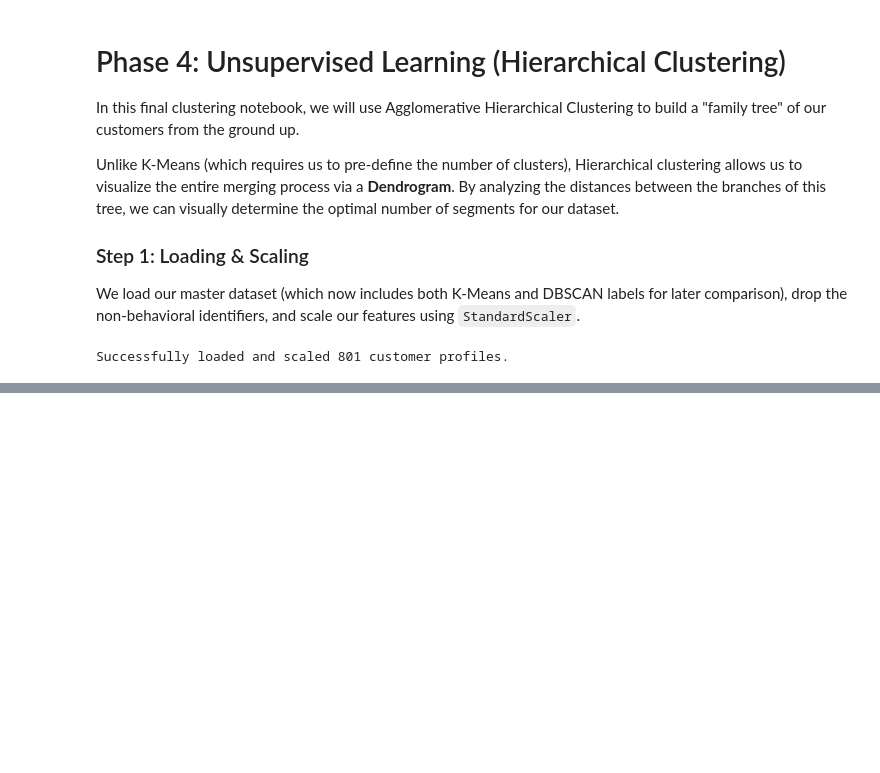
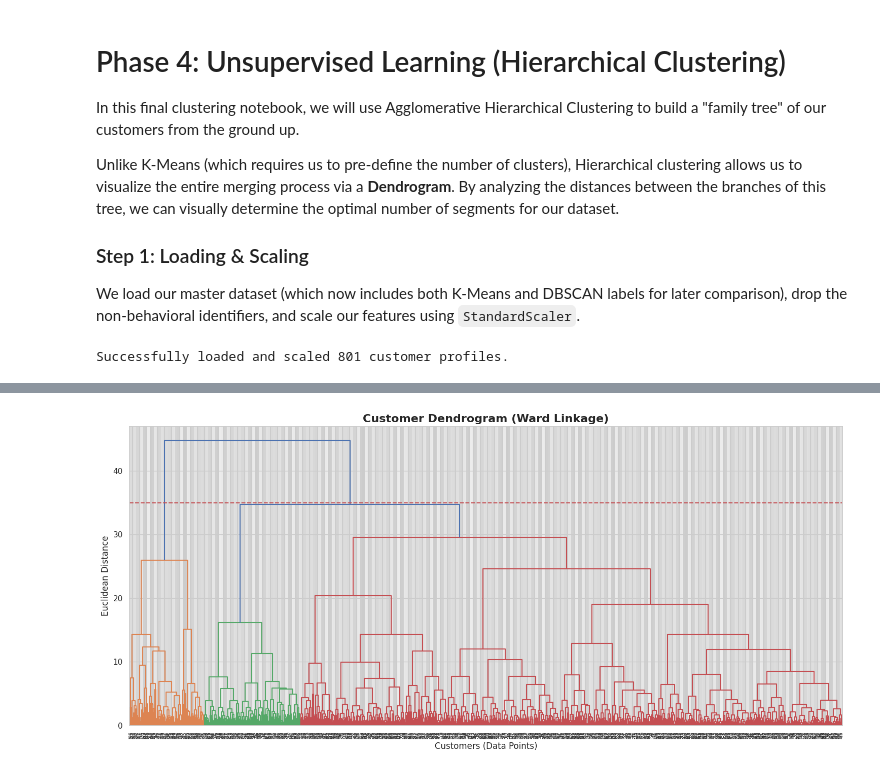
Before and after one commit to sultanjacob/Applied-Machine-Learning, a Jupyter notebook: 03_clustering/04_Hierarchical_Clustering_ipynb.ipynb, the cells around one changed output, grey strips where cells are left out. Saved outputs shown, nothing was run; the diff lists cells and outputs as text; code cells hidden in the pictures; blank space fills up the shorter version.

Commit message:
generating the dendrogram

```diff
--- a/03_clustering/04_Hierarchical_Clustering_ipynb.ipynb
+++ b/03_clustering/04_Hierarchical_Clustering_ipynb.ipynb
@@ -39,0 +46,18 @@ Successfully loaded and scaled 801 customer profiles.
+# %%
+plt.figure(figsize=(15, 7))
+plt.title('Customer Dendrogram (Ward Linkage)', fontsize=16, fontweight='bold')
+plt.xlabel('Customers (Data Points)', fontsize=12)
+plt.ylabel('Euclidean Distance', fontsize=12)
+
+# Generate the linkage matrix and plot the dendrogram
+# We use 'ward' to minimize within-cluster variance
+dendrogram = sch.dendrogram(sch.linkage(scaled_features, method='ward'))
+
+# Add a horizontal line to help us visualize where we might "chop" the tree later
+# (We will adjust this height after looking at the chart!)
+plt.axhline(y=35, color='r', linestyle='--')
+
+plt.tight_layout()
+plt.show()
+# %% [output]
+[figure, added]
```
Also changed, not shown: parts of 2 cells of this notebook.
